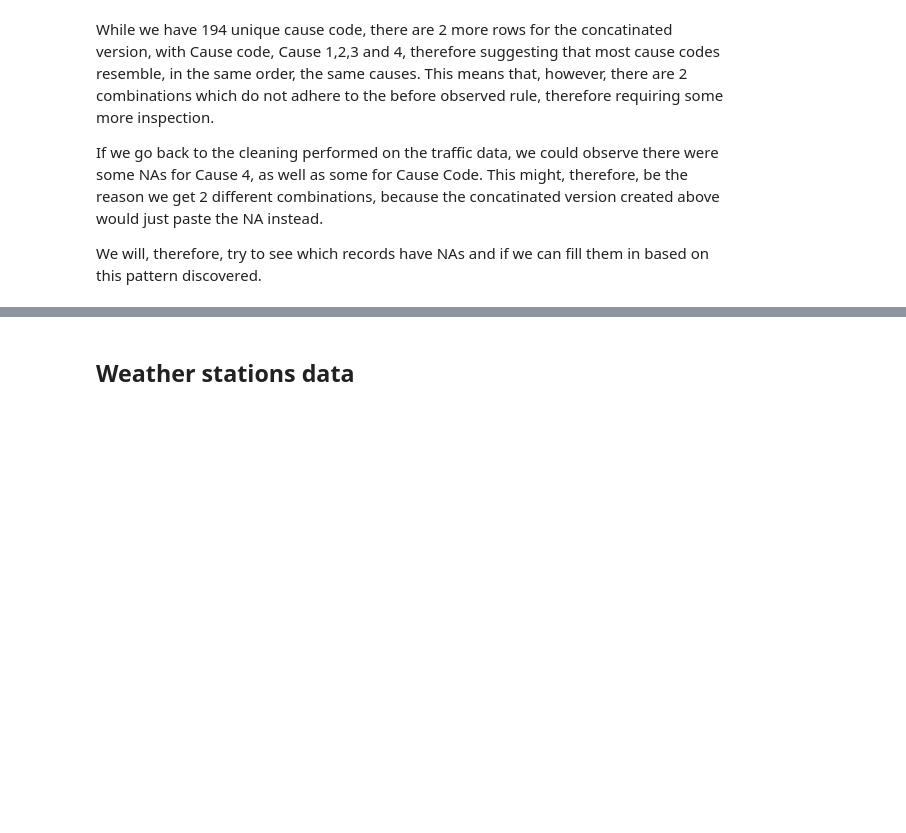
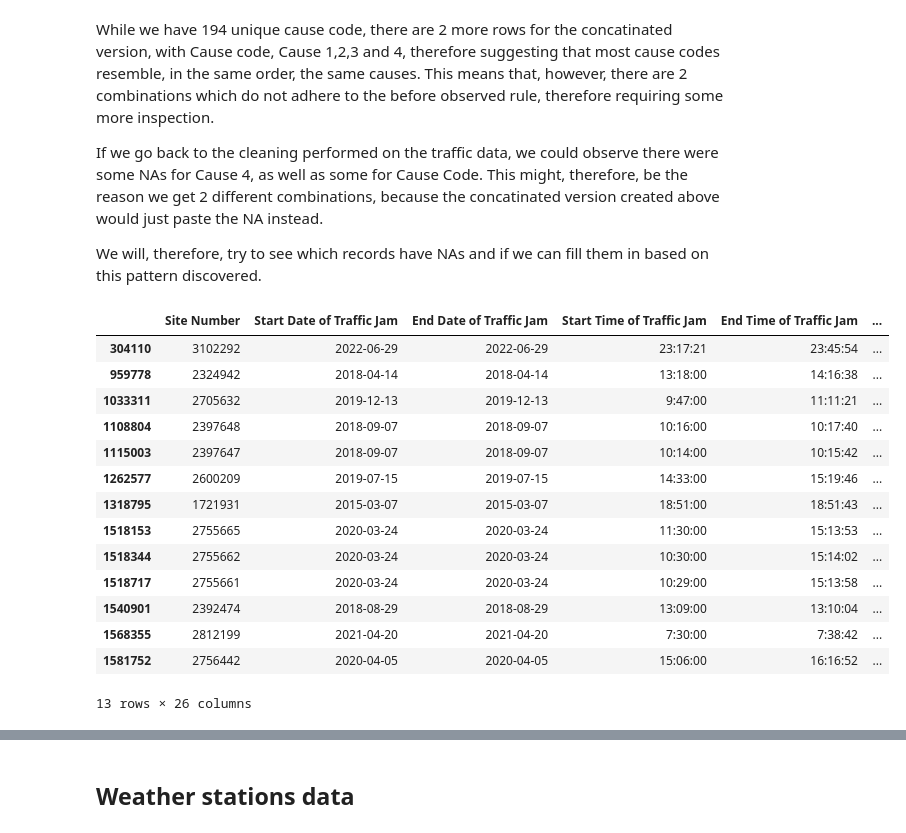
Before and after one commit to mhristev/TodayAI, a Jupyter notebook: eda_cleaning.ipynb, the cells around one changed output, grey strips where cells are left out. Saved outputs shown, nothing was run; the diff lists cells and outputs as text; code cells hidden in the pictures; blank space fills up the shorter version.

```diff
--- a/eda_cleaning.ipynb
+++ b/eda_cleaning.ipynb
@@ -840,3 +977,22 @@ While we have 194 unique cause code, there are 2 more rows for the concatinated
  If we go back to the cleaning performed on the traffic data, we could observe there were some NAs for Cause 4, as well as some for Cause Code. This might, therefore, be the reason we get 2 different combinations, because the concatinated version created above would just paste the NA instead.
 
 We will, therefore, try to see which records have NAs and if we can fill them in based on this pattern discovered.
+# %%
+missing_cause4 = traffic_jam[traffic_jam["Cause 4"].isna()]
+missing_cause4
+# %% [output]
+|  | Site Number | Start Date of Traffic Jam | End Date of Traffic Jam | Start Time of Traffic Jam | End Time of Traffic Jam | ... |
+| 304110 | 3102292 | 2022-06-29 | 2022-06-29 | 23:17:21 | 23:45:54 | ... |
+| 959778 | 2324942 | 2018-04-14 | 2018-04-14 | 13:18:00 | 14:16:38 | ... |
+| 1033311 | 2705632 | 2019-12-13 | 2019-12-13 | 9:47:00 | 11:11:21 | ... |
+| 1108804 | 2397648 | 2018-09-07 | 2018-09-07 | 10:16:00 | 10:17:40 | ... |
+| 1115003 | 2397647 | 2018-09-07 | 2018-09-07 | 10:14:00 | 10:15:42 | ... |
+| 1262577 | 2600209 | 2019-07-15 | 2019-07-15 | 14:33:00 | 15:19:46 | ... |
+| 1318795 | 1721931 | 2015-03-07 | 2015-03-07 | 18:51:00 | 18:51:43 | ... |
+| 1518153 | 2755665 | 2020-03-24 | 2020-03-24 | 11:30:00 | 15:13:53 | ... |
+| 1518344 | 2755662 | 2020-03-24 | 2020-03-24 | 10:30:00 | 15:14:02 | ... |
+| 1518717 | 2755661 | 2020-03-24 | 2020-03-24 | 10:29:00 | 15:13:58 | ... |
+| 1540901 | 2392474 | 2018-08-29 | 2018-08-29 | 13:09:00 | 13:10:04 | ... |
+| 1568355 | 2812199 | 2021-04-20 | 2021-04-20 | 7:30:00 | 7:38:42 | ... |
+| 1581752 | 2756442 | 2020-04-05 | 2020-04-05 | 15:06:00 | 16:16:52 | ... |
+13 rows × 26 columns
```
Also changed, not shown: parts of 25 cells of this notebook.
